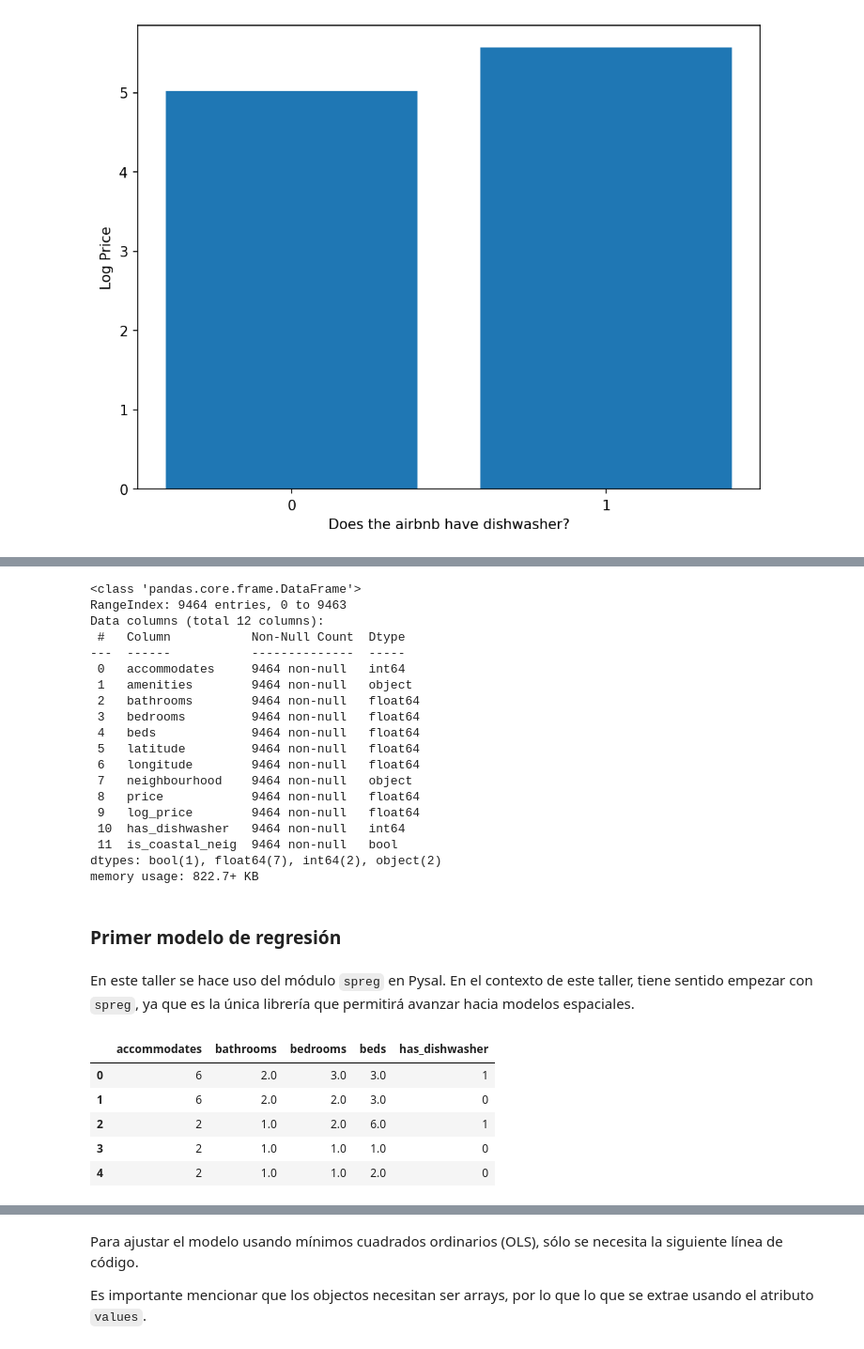
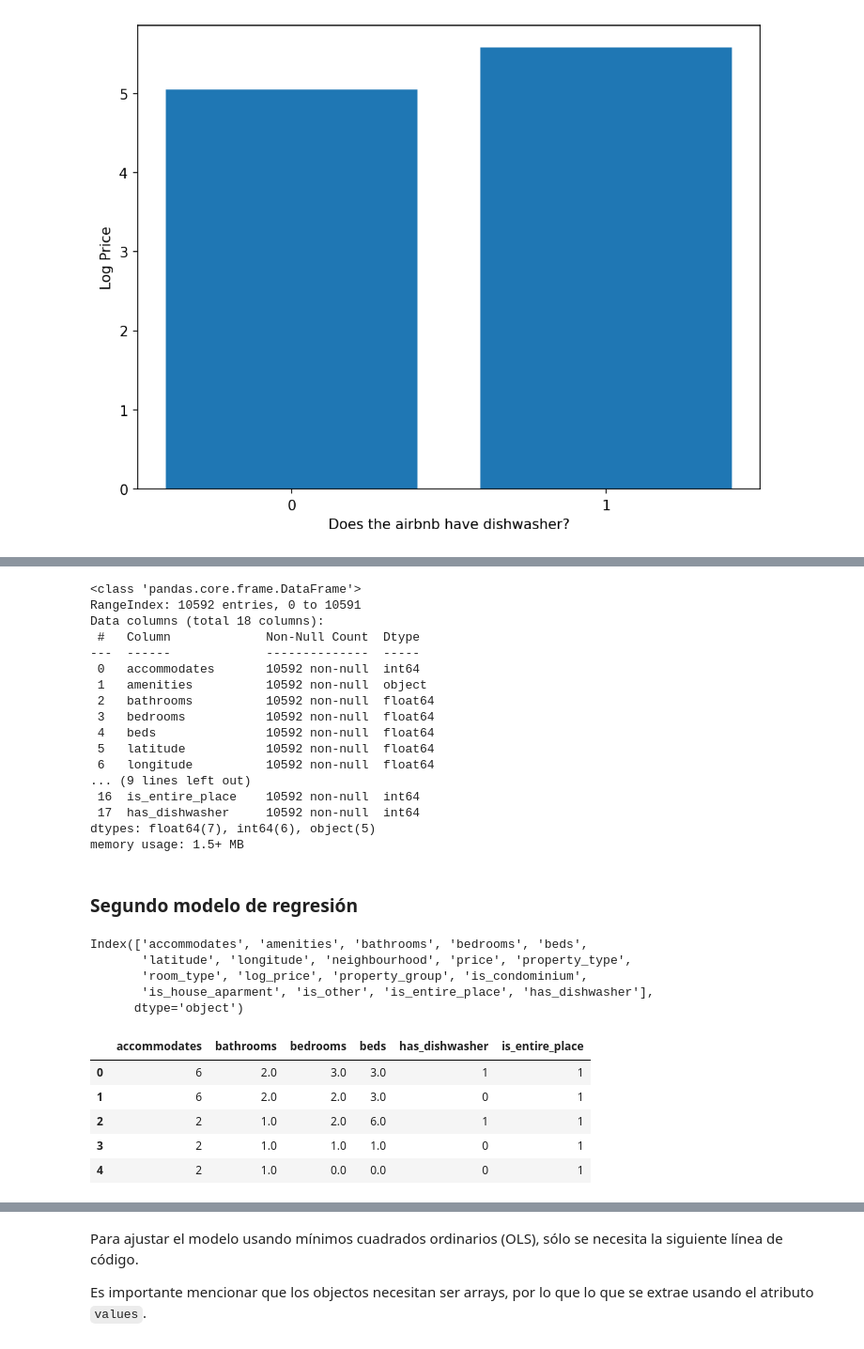
Before and after one commit to douglascarmona/spatial_statistics_course, a Jupyter notebook: classes/regression/airbnb.ipynb, the cells around one changed output, grey strips where cells are left out. Shown at 94% size. Drawn from its saved outputs; the diff is of its cells as text; code cells hidden in the pictures.

```diff
--- a/classes/regression/airbnb.ipynb
+++ b/classes/regression/airbnb.ipynb
@@ -187,11 +329,13 @@ plt.show()
+# %%
+df["is_entire_place"] = (df["room_type"] == "Entire home/apt").astype(int)
 # %% [markdown]
 #### Amenities: ¿Tiene lavaplatos / lavavajillas?
 # %%
-for amenity in listings["amenities"].unique()[:1]:
+for amenity in df["amenities"].unique()[:1]:
     print(amenity)
 # %% [output]
 ["Free dryer \u2013 In unit", "Cooking basics", "Children\u2019s dinnerware", "Laundromat nearby", "Oven", "Coffee", "Ethernet connection", "Fire pit", "Baby monitor", "Blender", "Children's playroom" ...
 # %%
 # Convert string in lists
-listings["amenities"] = listings["amenities"].apply(json.loads)
+df["amenities"] = df["amenities"].apply(json.loads)
 # %%
@@ -215,7 +359,7 @@ listings["amenities"][0]
  'Hangers',
  'Private BBQ grill: gas']
 # %%
-listings["has_dishwasher"] = listings["amenities"].apply(
+df["has_dishwasher"] = df["amenities"].apply(
     lambda x: any("dishwasher" in amenity.lower() for amenity in x)
 ).astype(int)
 # %%
@@ -272,26 +393,22 @@ listings.shape
 # %%
-listings.info()
+df.info()
 # %% [output]
 <class 'pandas.core.frame.DataFrame'>
-RangeIndex: 9464 entries, 0 to 9463
-Data columns (total 12 columns):
- #   Column           Non-Null Count  Dtype
----  ------           --------------  -----
- 0   accommodates     9464 non-null   int64
- 1   amenities        9464 non-null   object
- 2   bathrooms        9464 non-null   float64
- 3   bedrooms         9464 non-null   float64
- 4   beds             9464 non-null   float64
- 5   latitude         9464 non-null   float64
- 6   longitude        9464 non-null   float64
- 7   neighbourhood    9464 non-null   object
- 8   price            9464 non-null   float64
- 9   log_price        9464 non-null   float64
- 10  has_dishwasher   9464 non-null   int64
- 11  is_coastal_neig  9464 non-null   bool
-dtypes: bool(1), float64(7), int64(2), object(2)
-memory usage: 822.7+ KB
+RangeIndex: 10592 entries, 0 to 10591
+Data columns (total 18 columns):
+ #   Column             Non-Null Count  Dtype
+---  ------             --------------  -----
+ 0   accommodates       10592 non-null  int64
+ 1   amenities          10592 non-null  object
+ 2   bathrooms          10592 non-null  float64
+ 3   bedrooms           10592 non-null  float64
+ 4   beds               10592 non-null  float64
+ 5   latitude           10592 non-null  float64
+ 6   longitude          10592 non-null  float64
+... (9 lines left out)
+ 16  is_entire_place    10592 non-null  int64
+ 17  has_dishwasher     10592 non-null  int64
+dtypes: float64(7), int64(6), object(5)
+memory usage: 1.5+ MB
 # %% [markdown]
-### Primer modelo de regresión
+### Segundo modelo de regresión
-# %% [markdown]
- En este taller se hace uso del módulo `spreg` en Pysal. En el contexto de este taller, tiene sentido empezar con `spreg`, ya que es la única librería que permitirá avanzar hacia modelos espaciales.
@@ -300,21 +415,35 @@ from pysal.model import spreg
+# %%
+df.columns
+# %% [output]
+Index(['accommodates', 'amenities', 'bathrooms', 'bedrooms', 'beds',
+       'latitude', 'longitude', 'neighbourhood', 'price', 'property_type',
+       'room_type', 'log_price', 'property_group', 'is_condominium',
+       'is_house_aparment', 'is_other', 'is_entire_place', 'has_dishwasher'],
+      dtype='object')
 # %%
 variables = [
     "accommodates",
     "bathrooms",
     "bedrooms",
     "beds",
-    # Binary variables, 1 True, 0 False
     "has_dishwasher",
+    #"is_house_aparment",
+    #"is_apartment",
+    #"is_condominium",
+    #"is_townhouse",
+    #"is_other",
+    "is_entire_place",
+    #"is_private_room",
 ]
 
-y = listings["log_price"]
+y = df["log_price"]
 
-X = listings[variables]
+X = df[variables]
 X.head()
 # %% [output]
-|  | accommodates | bathrooms | bedrooms | beds | has_dishwasher |
-| 0 | 6 | 2.0 | 3.0 | 3.0 | 1 |
-| 1 | 6 | 2.0 | 2.0 | 3.0 | 0 |
-| 2 | 2 | 1.0 | 2.0 | 6.0 | 1 |
-| 3 | 2 | 1.0 | 1.0 | 1.0 | 0 |
-| 4 | 2 | 1.0 | 1.0 | 2.0 | 0 |
+|  | accommodates | bathrooms | bedrooms | beds | has_dishwasher | is_entire_place |
+| 0 | 6 | 2.0 | 3.0 | 3.0 | 1 | 1 |
+| 1 | 6 | 2.0 | 2.0 | 3.0 | 0 | 1 |
+| 2 | 2 | 1.0 | 2.0 | 6.0 | 1 | 1 |
+| 3 | 2 | 1.0 | 1.0 | 1.0 | 0 | 1 |
+| 4 | 2 | 1.0 | 0.0 | 0.0 | 0 | 1 |
```
Also changed, not shown: parts of 108 cells of this notebook.
